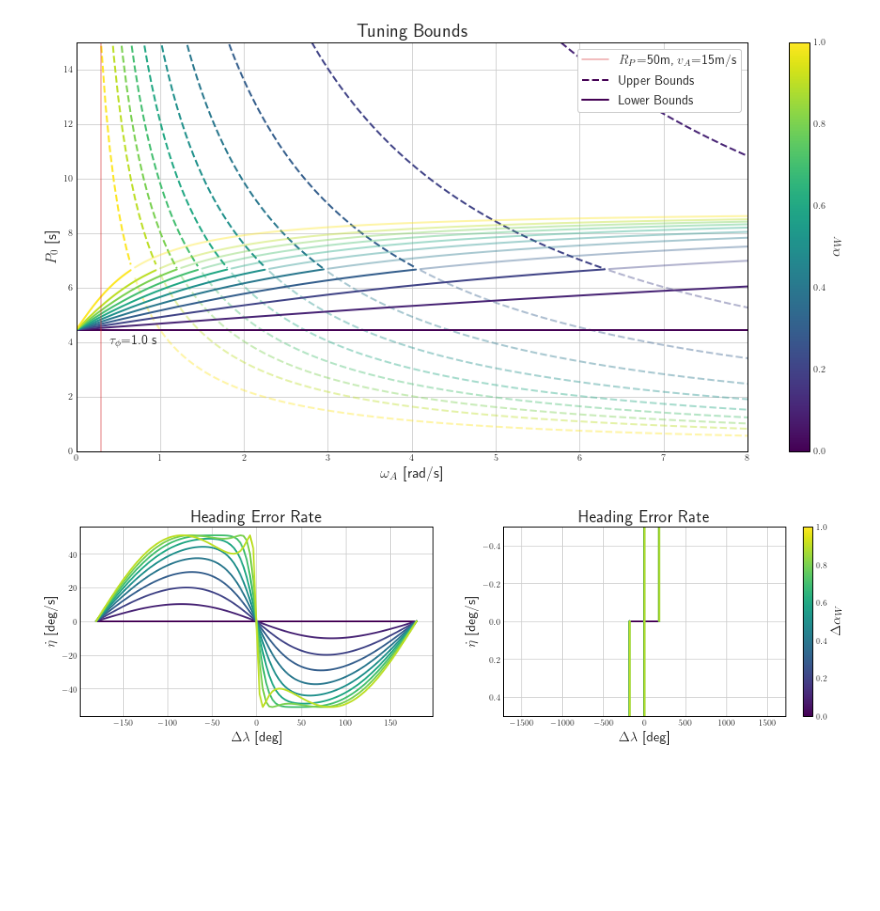
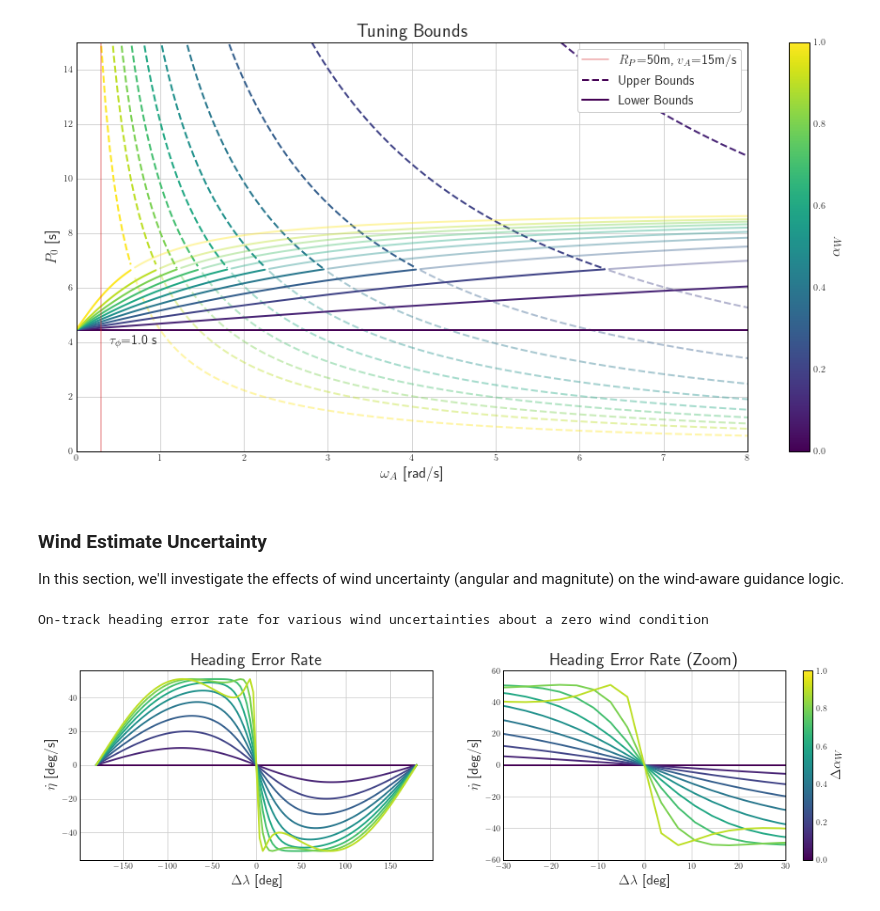
Before and after one commit to tstastny/windy_guidance_stability_analysis, a Jupyter notebook: Stability Analysis of Wind-Aware Guidance for Fixed-Wing UAVs.ipynb, the cells around one changed output. Saved outputs shown, nothing was run; the diff lists cells and outputs as text; code cells hidden in the pictures; blank space fills up the shorter version.

Commit message:
fix incorrect x calc, plot sensitivities

```diff
--- a/Stability Analysis of Wind-Aware Guidance for Fixed-Wing UAVs.ipynb
+++ b/Stability Analysis of Wind-Aware Guidance for Fixed-Wing UAVs.ipynb
@@ -918,6 +918,9 @@ plt.show()
 # %% [output]
 Tuning Bounds for Wind-Aware Control Law
 [figure]
+# %% [markdown]
+### Wind Estimate Uncertainty
+In this section, we'll investigate the effects of wind uncertainty (angular and magnitute) on the wind-aware guidance logic.
 # %%
 def evalUncDyn(n, b, P0, zeta0, dvW, dl, kapP, lP, vA, vW):
 
@@ -932,7 +935,7 @@ def evalUncDyn(n, b, P0, zeta0, dvW, dl, kapP, lP, vA, vW):
 
     vG = np.sqrt(vA**2 + vW**2 - 2*vA*vW*np.cos(np.pi - psi))
 
-    x = np.arccos((vA**2 - vW**2 + vG**2) / (2 * vA * vG))
+    x = np.arcsin(vW / vG * np.sin(np.pi - psi))
 
     n_P = n - b + x - xl
 
@@ -959,26 +962,7 @@ def evalUncDyn(n, b, P0, zeta0, dvW, dl, kapP, lP, vA, vW):
 
     ndot = -psidot + vGl / vA / np.cos(xl) * (bdot + omP)
 
-    return ndot, bdot
-
-
-def evalUncNumJac(n0, b0, P0, zeta0, dvW, dl, kapP, lP, vA, vW):
-
-    dn = 0.000001
-    db = 0.000001
-    twod = dn*2
-
-    dndot_dn_p, dbdot_dn_p = evalDyn(n0 + dn, b0, P0, zeta0, dvW, dl, kapP, lP, vA, vW)
-    dndot_dn_m, dbdot_dn_m = evalDyn(n0 - dn, b0, P0, zeta0, dvW, dl, kapP, lP, vA, vW)
-    dndot_db_p, dbdot_db_p = evalDyn(n0, b0 + db, P0, zeta0, dvW, dl, kapP, lP, vA, vW)
-    dndot_db_m, dbdot_db_m = evalDyn(n0, b0 - db, P0, zeta0, dvW, dl, kapP, lP, vA, vW)
-
-    dndot_dn = (dndot_dn_p - dndot_dn_m) / twod
-    dndot_db = (dndot_db_p - dndot_db_m) / twod
-    dbdot_dn = (dbdot_dn_p - dbdot_dn_m) / twod
-    dbdot_db = (dbdot_db_p - dbdot_db_m) / twod
-
-    return np.array([dndot_dn, dndot_db, dbdot_dn, dbdot_db])
+    return ndot
 
 
 n1 = 0.0
@@ -997,42 +981,43 @@ dvW_data = np.linspace(0,15,len_dvW)
 dl_data = np.linspace(-np.pi,np.pi,len_dl)
 
 ndot0_data = np.zeros([len_dvW,len_dl])
-bdot0_data = np.zeros([len_dvW,len_dl])
 
 for i in range(len_dvW):
     for j in range(len_dl):
-        ndot0_data[i,j], bdot0_data[i,j] = evalUncDyn(n1, b1, P1, zeta1, dvW_data[i], dl_data[j], kapP1, lP1, vA1, vW1)
+        ndot0_data[i,j] = evalUncDyn(n1, b1, P1, zeta1, dvW_data[i], dl_data[j], kapP1, lP1, vA1, vW1)
 # %%
 cmap = plt.cm.get_cmap('viridis', len_dvW)
 
 fig = plt.figure(figsize=(16,4))
 spec = gridspec.GridSpec(ncols=2, nrows=1, figure=fig)
 
 ax1 = fig.add_subplot(spec[:, 0])
 ax2 = fig.add_subplot(spec[:, 1])
 
 ax1.set_title(r'Heading Error Rate')
 ax1.set_xlabel(r'${\Delta\lambda}$ [deg]')
 ax1.set_ylabel(r'$\dot{\eta}$ [deg/s]')
 for i in range(len_dvW-1):
     ax1.plot(np.rad2deg(dl_data), np.rad2deg(ndot0_data[i,:]), linewidth=plot_lw, color=cmap(i))
 
-ax2.set_title(r'Heading Error Rate')
+ax2.set_title(r'Heading Error Rate (Zoom)')
 ax2.set_xlabel(r'${\Delta\lambda}$ [deg]')
 ax2.set_ylabel(r'$\dot{\eta}$ [deg/s]')
 for i in range(len_dvW-1):
     ax2.plot(np.rad2deg(dl_data), np.rad2deg(ndot0_data[i,:]), linewidth=plot_lw, color=cmap(i))
-ax2.set_xlim(np.rad2deg([-30, 30]))
-ax2.set_ylim()
+ax2.set_xlim([-30, 30])
+ax2.set_ylim([-60, 60])
 
 # plot dummy data to have stand alone colorbar
 dummy_array = np.array([[0,1]])
 dummy_plot = ax2.imshow(dummy_array, cmap='viridis')
 dummy_plot.set_visible(False)
 fig.colorbar(dummy_plot, ax=ax2, label=r'$\Delta \alpha_W$')
 
+print('On-track heading error rate for various wind uncertainties about a zero wind condition')
 ax2.set_aspect('auto')
 
 plt.show()
 # %% [output]
+On-track heading error rate for various wind uncertainties about a zero wind condition
-[figure, old version]
+[figure, new version]
```
Also changed, not shown: parts of 3 cells of this notebook.
